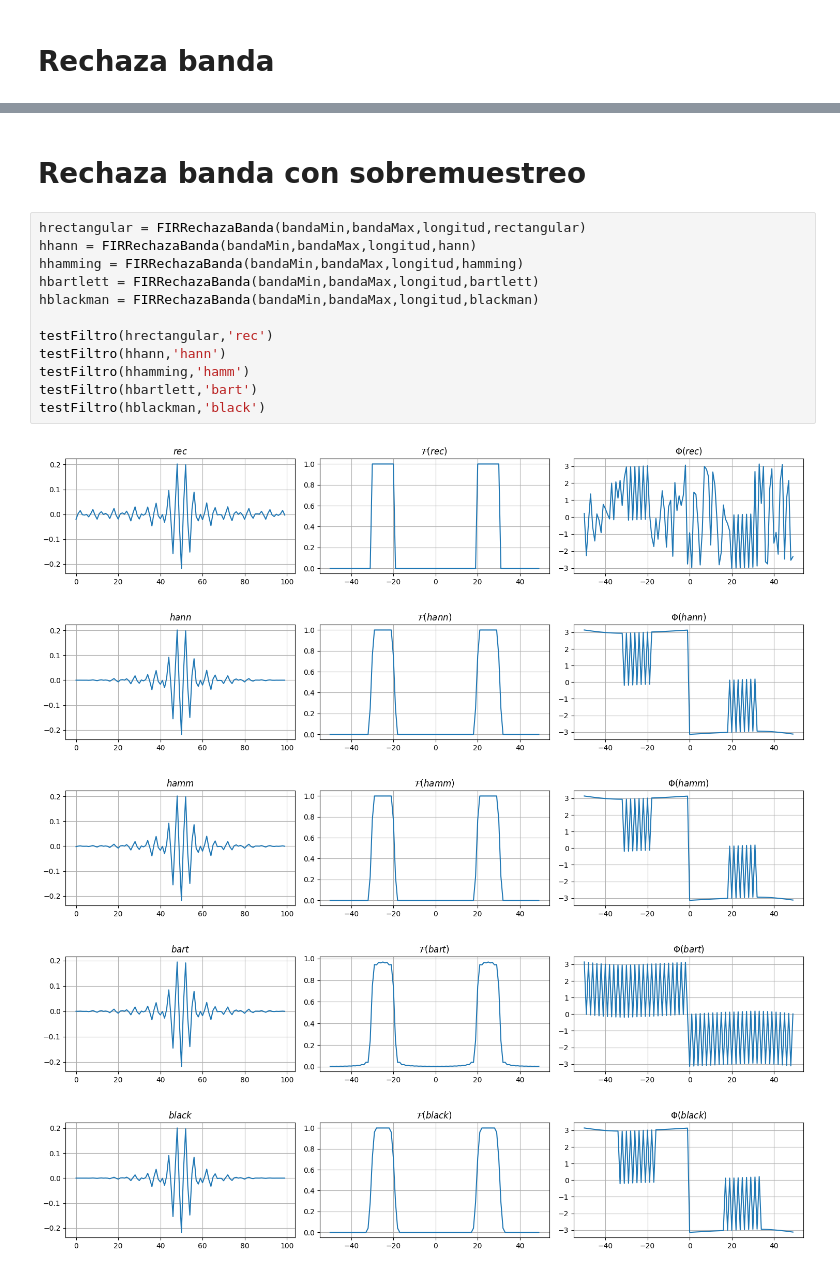
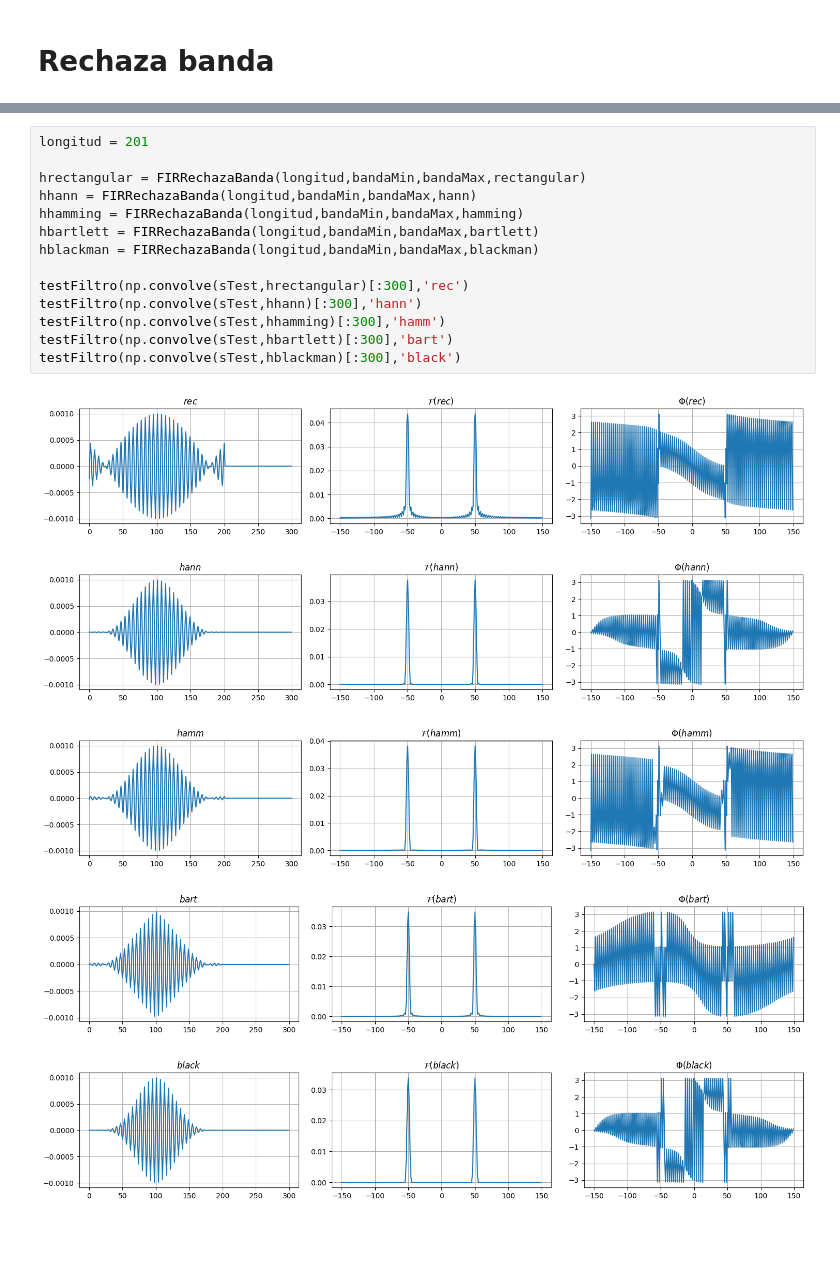
Before and after one commit to francoherg/PDS-2025, a Jupyter notebook: Practica/Guia5/filtros.ipynb, the cells around one changed output, grey strips where cells are left out. Cells and saved outputs as stored; diff of their text form; blank space fills up the shorter version.

```diff
--- a/Practica/Guia5/filtros.ipynb
+++ b/Practica/Guia5/filtros.ipynb
@@ -176,20 +166,20 @@ testFiltro(hblackman,'black')
-# %% [markdown]
-# Rechaza banda con sobremuestreo
 # %%
-hrectangular = FIRRechazaBanda(bandaMin,bandaMax,longitud,rectangular)
-hhann = FIRRechazaBanda(bandaMin,bandaMax,longitud,hann)
-hhamming = FIRRechazaBanda(bandaMin,bandaMax,longitud,hamming)
-hbartlett = FIRRechazaBanda(bandaMin,bandaMax,longitud,bartlett)
-hblackman = FIRRechazaBanda(bandaMin,bandaMax,longitud,blackman)
+longitud = 201
 
-testFiltro(hrectangular,'rec')
-testFiltro(hhann,'hann')
-testFiltro(hhamming,'hamm')
-testFiltro(hbartlett,'bart')
-testFiltro(hblackman,'black')
+hrectangular = FIRRechazaBanda(longitud,bandaMin,bandaMax,rectangular)
+hhann = FIRRechazaBanda(longitud,bandaMin,bandaMax,hann)
+hhamming = FIRRechazaBanda(longitud,bandaMin,bandaMax,hamming)
+hbartlett = FIRRechazaBanda(longitud,bandaMin,bandaMax,bartlett)
+hblackman = FIRRechazaBanda(longitud,bandaMin,bandaMax,blackman)
+
+testFiltro(np.convolve(sTest,hrectangular)[:300],'rec')
+testFiltro(np.convolve(sTest,hhann)[:300],'hann')
+testFiltro(np.convolve(sTest,hhamming)[:300],'hamm')
+testFiltro(np.convolve(sTest,hbartlett)[:300],'bart')
+testFiltro(np.convolve(sTest,hblackman)[:300],'black')
 # %% [output]
-[figure, old version]
+[figure, new version]
-[figure, old version]
+[figure, new version]
-[figure, old version]
+[figure, new version]
-[figure, old version]
+[figure, new version]
-[figure, old version]
+[figure, new version]
```
Also changed, not shown: parts of 4 cells of this notebook.
